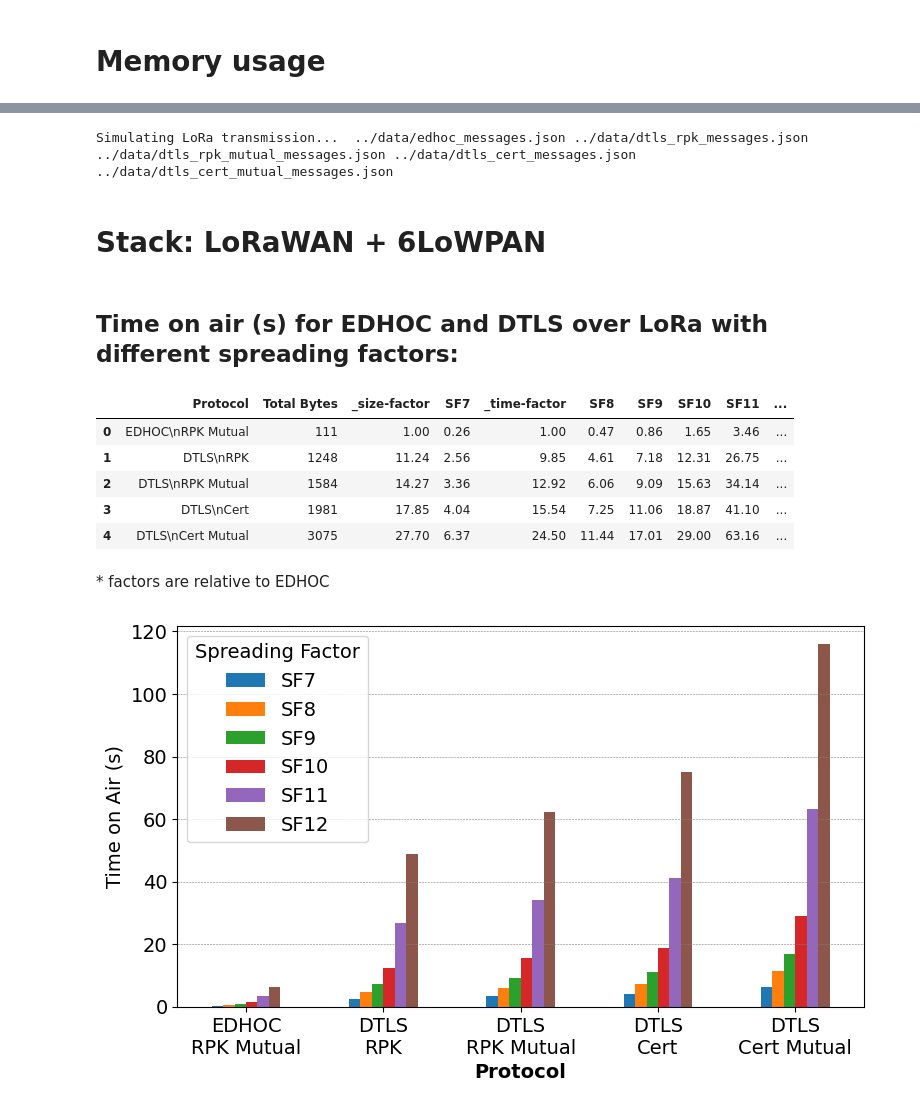
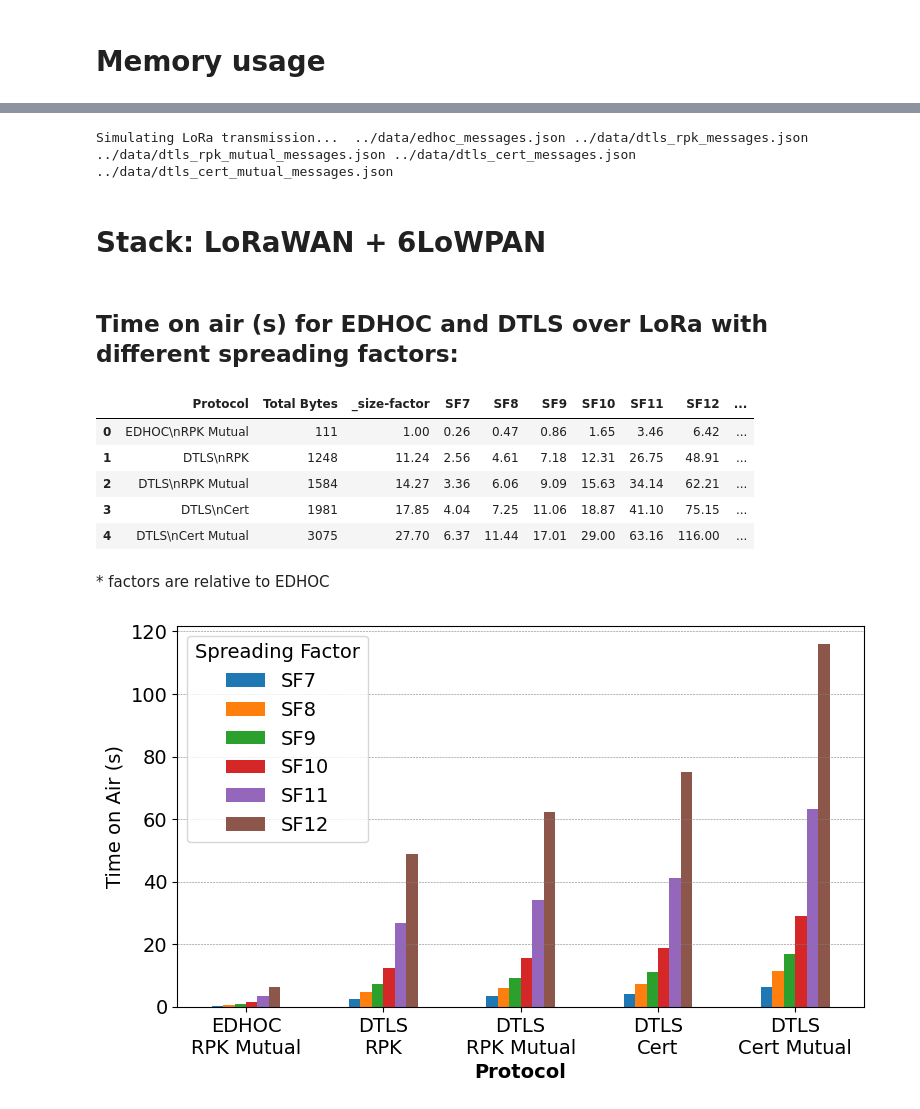
Before and after one commit to geonnave/edhoc-dtls-comparison, a Jupyter notebook: analysis/comparison.ipynb, the cells around one changed output, grey strips where cells are left out. Drawn from its saved outputs; the diff is of its cells as text; code cells hidden in the pictures.

```diff
--- a/analysis/comparison.ipynb
+++ b/analysis/comparison.ipynb
@@ -651,6 +629,8 @@ df_sizes = pd.DataFrame({
 # add total_ram
 df_sizes["total_ram"] = df_sizes["static_ram"] + df_sizes["peak_stack"] + df_sizes["peak_heap"]
 df_sizes.set_index("protocol", inplace=True)
+df_sizes["flash_ratio"] = round(df_sizes["flash"] / df_sizes.loc["edhoc"]["flash"], 2)
+df_sizes["total_ram_ratio"] = round(df_sizes["total_ram"] / df_sizes.loc["edhoc"]["total_ram"], 2)
 print_markdown("## Memory sizes")
 display(df_sizes)
 display(df_static)
@@ -816,40 +797,40 @@ def simulate_time_on_air(filenames):
         edhoc_total_bytes = df.loc[df['Protocol'] == 'EDHOC\nRPK Mutual', column].values[0]
         df[cprefix] = round(df[column] / edhoc_total_bytes, 2)
 
         col_order = df.columns.tolist()
         new_col_index = col_order.index(column) + 1  # Find the index where the new column should be
         col_order.insert(new_col_index, col_order.pop(-1))  # Move the last column to the desired position
 
         return df[col_order]
 
     df = add_factor_column(df, 'Total Bytes', '_size-factor')
-    df = add_factor_column(df, f'SF7', f'_time-factor')
+    df = add_factor_column(df, f'SF12', f'_time-factor')
     # for sf in sfs[1:]:
     #     df = add_factor_column(df, f'SF{sf}', f'_{sf}t-f')
 
     print_markdown("# Stack: LoRaWAN + 6LoWPAN")
     print_markdown("## Time on air (s) for EDHOC and DTLS over LoRa with different spreading factors: ")
     display(df)
     print_markdown("\* factors are relative to EDHOC")
     return df
 
 df = simulate_time_on_air([
     "../data/edhoc_messages.json",
     "../data/dtls_rpk_messages.json",
     "../data/dtls_rpk_mutual_messages.json",
     "../data/dtls_cert_messages.json",
     "../data/dtls_cert_mutual_messages.json",
 ])
 # %% [output]
 Simulating LoRa transmission...  ../data/edhoc_messages.json ../data/dtls_rpk_messages.json ../data/dtls_rpk_mutual_messages.json ../data/dtls_cert_messages.json ../data/dtls_cert_mutual_messages.json
 # Stack: LoRaWAN + 6LoWPAN
 ## Time on air (s) for EDHOC and DTLS over LoRa with different spreading factors:
-|  | Protocol | Total Bytes | _size-factor | SF7 | _time-factor | SF8 | SF9 | SF10 | SF11 | ... |
-| 0 | EDHOC\nRPK Mutual | 111 | 1.00 | 0.26 | 1.00 | 0.47 | 0.86 | 1.65 | 3.46 | ... |
-| 1 | DTLS\nRPK | 1248 | 11.24 | 2.56 | 9.85 | 4.61 | 7.18 | 12.31 | 26.75 | ... |
-| 2 | DTLS\nRPK Mutual | 1584 | 14.27 | 3.36 | 12.92 | 6.06 | 9.09 | 15.63 | 34.14 | ... |
-| 3 | DTLS\nCert | 1981 | 17.85 | 4.04 | 15.54 | 7.25 | 11.06 | 18.87 | 41.10 | ... |
-| 4 | DTLS\nCert Mutual | 3075 | 27.70 | 6.37 | 24.50 | 11.44 | 17.01 | 29.00 | 63.16 | ... |
+|  | Protocol | Total Bytes | _size-factor | SF7 | SF8 | SF9 | SF10 | SF11 | SF12 | ... |
+| 0 | EDHOC\nRPK Mutual | 111 | 1.00 | 0.26 | 0.47 | 0.86 | 1.65 | 3.46 | 6.42 | ... |
+| 1 | DTLS\nRPK | 1248 | 11.24 | 2.56 | 4.61 | 7.18 | 12.31 | 26.75 | 48.91 | ... |
+| 2 | DTLS\nRPK Mutual | 1584 | 14.27 | 3.36 | 6.06 | 9.09 | 15.63 | 34.14 | 62.21 | ... |
+| 3 | DTLS\nCert | 1981 | 17.85 | 4.04 | 7.25 | 11.06 | 18.87 | 41.10 | 75.15 | ... |
+| 4 | DTLS\nCert Mutual | 3075 | 27.70 | 6.37 | 11.44 | 17.01 | 29.00 | 63.16 | 116.00 | ... |
 \* factors are relative to EDHOC
 # %%
 plt.rcParams['font.size'] = 14
```
Also changed, not shown: parts of 5 cells of this notebook.
